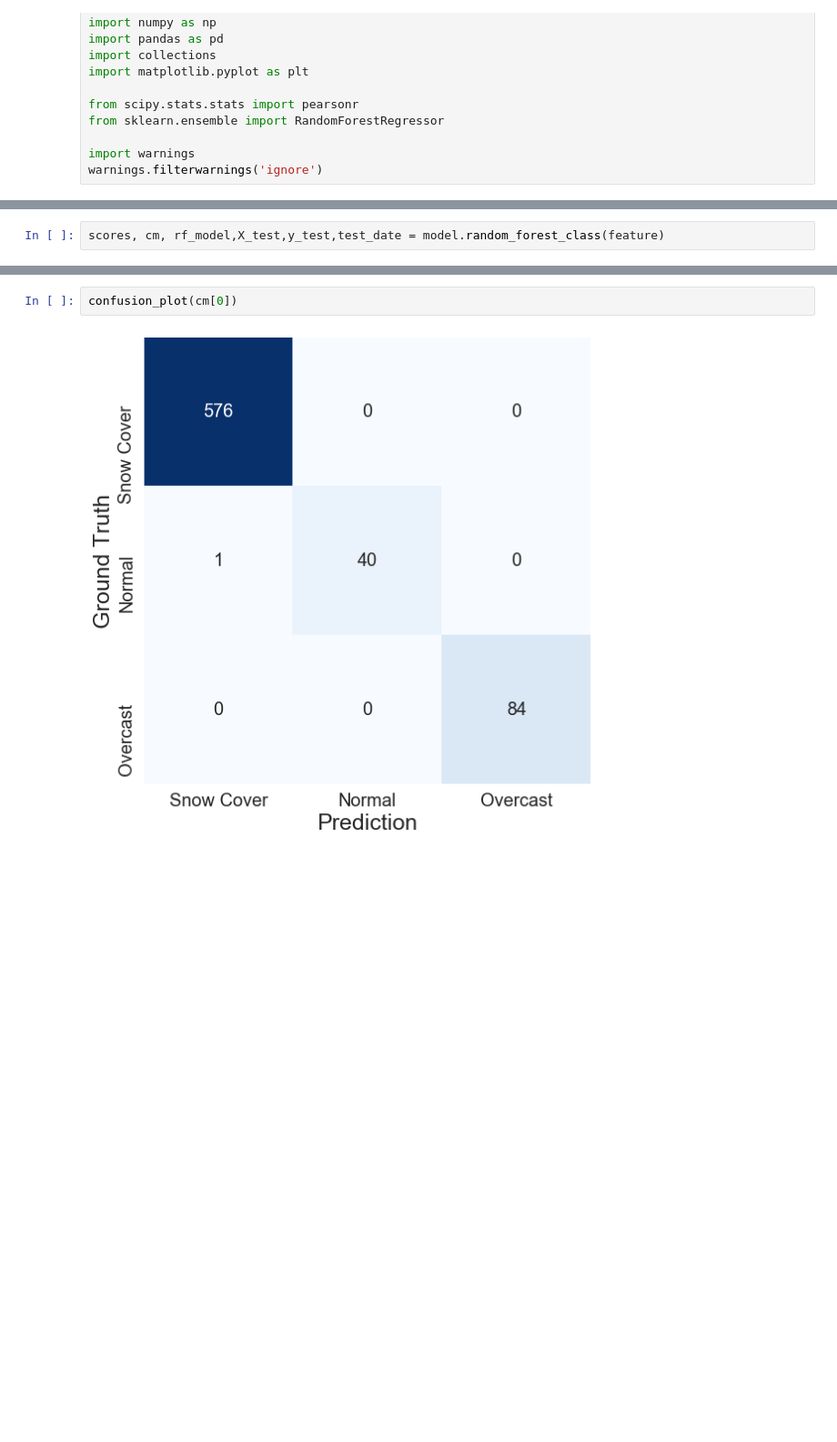
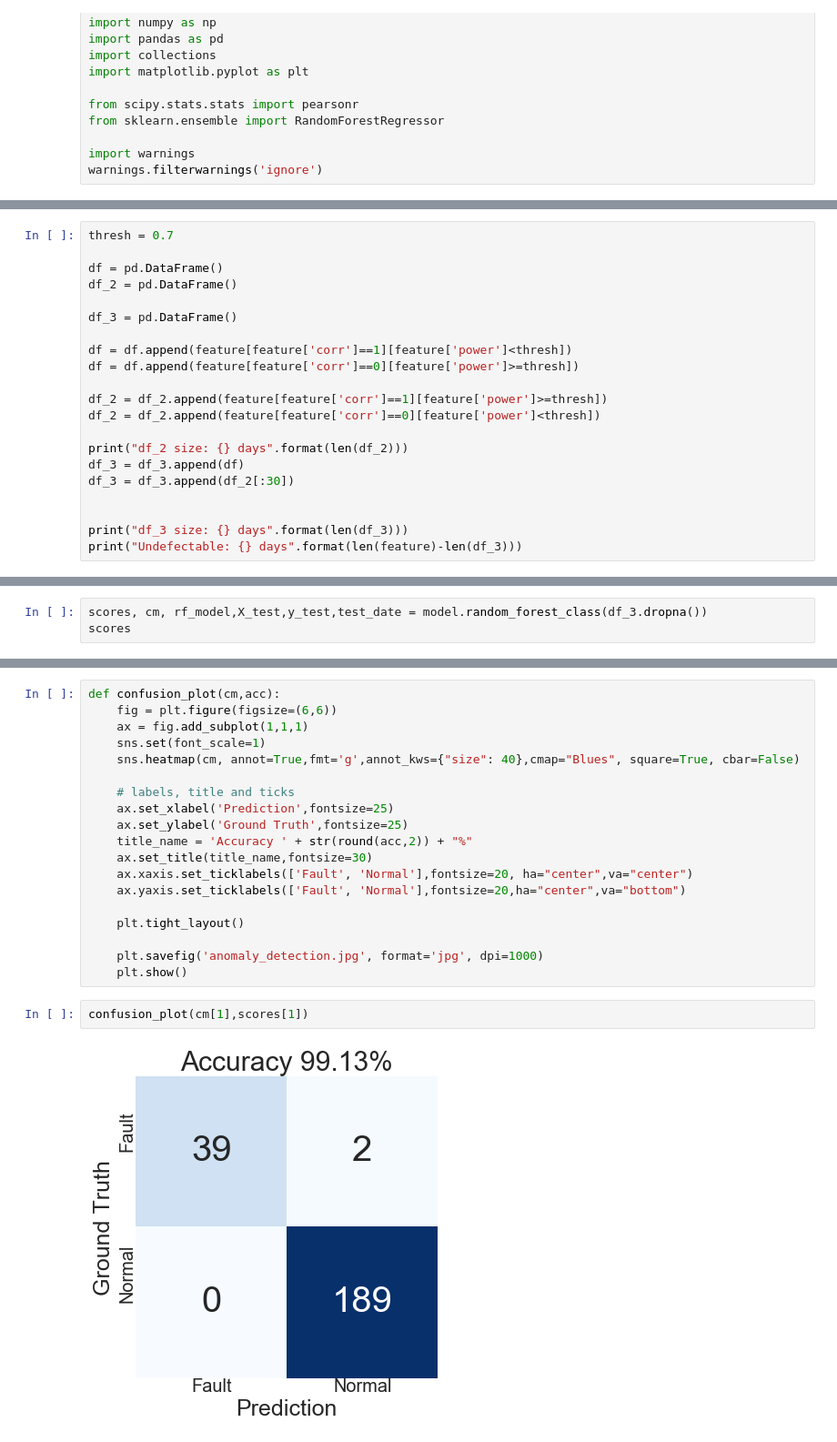
Before and after one commit to Aslanfmh65/solar_anomaly, a Jupyter notebook: Untitled.ipynb, the cells around one changed output, grey strips where cells are left out. Shown at 91% size. Drawn from its saved outputs; the diff is of its cells as text; blank space fills up the shorter version.

```diff
--- a/Untitled.ipynb
+++ b/Untitled.ipynb
@@ -215,0 +457,21 @@ feature['labels'] = labels
+# %%
+thresh = 0.7
+
+df = pd.DataFrame()
+df_2 = pd.DataFrame()
+
+df_3 = pd.DataFrame()
+
+df = df.append(feature[feature['corr']==1][feature['power']<thresh])
+df = df.append(feature[feature['corr']==0][feature['power']>=thresh])
+
+df_2 = df_2.append(feature[feature['corr']==1][feature['power']>=thresh])
+df_2 = df_2.append(feature[feature['corr']==0][feature['power']<thresh])
+
+print("df_2 size: {} days".format(len(df_2)))
+df_3 = df_3.append(df)
+df_3 = df_3.append(df_2[:30])
+
+
+print("df_3 size: {} days".format(len(df_3)))
+print("Undefectable: {} days".format(len(feature)-len(df_3)))
@@ -216,2 +482,3 @@ feature['labels'] = labels
 # %%
-scores, cm, rf_model,X_test,y_test,test_date = model.random_forest_class(feature)
+scores, cm, rf_model,X_test,y_test,test_date = model.random_forest_class(df_3.dropna())
+scores
@@ -218,4 +492,23 @@ scores, cm, rf_model,X_test,y_test,test_date = model.random_forest_class(feature
+# %%
+def confusion_plot(cm,acc):
+    fig = plt.figure(figsize=(6,6))
+    ax = fig.add_subplot(1,1,1)
+    sns.set(font_scale=1)
+    sns.heatmap(cm, annot=True,fmt='g',annot_kws={"size": 40},cmap="Blues", square=True, cbar=False)
+
+    # labels, title and ticks
+    ax.set_xlabel('Prediction',fontsize=25)
+    ax.set_ylabel('Ground Truth',fontsize=25)
+    title_name = 'Accuracy ' + str(round(acc,2)) + "%"
+    ax.set_title(title_name,fontsize=30)
+    ax.xaxis.set_ticklabels(['Fault', 'Normal'],fontsize=20, ha="center",va="center")
+    ax.yaxis.set_ticklabels(['Fault', 'Normal'],fontsize=20,ha="center",va="bottom")
+
+    plt.tight_layout()
+
+    plt.savefig('anomaly_detection.jpg', format='jpg', dpi=1000)
+    plt.show()
 # %%
-confusion_plot(cm[0])
+confusion_plot(cm[1],scores[1])
 # %% [output]
-[figure, old version]
+[figure, new version]
```
Also changed, not shown: parts of 25 cells of this notebook, 56 other files.
